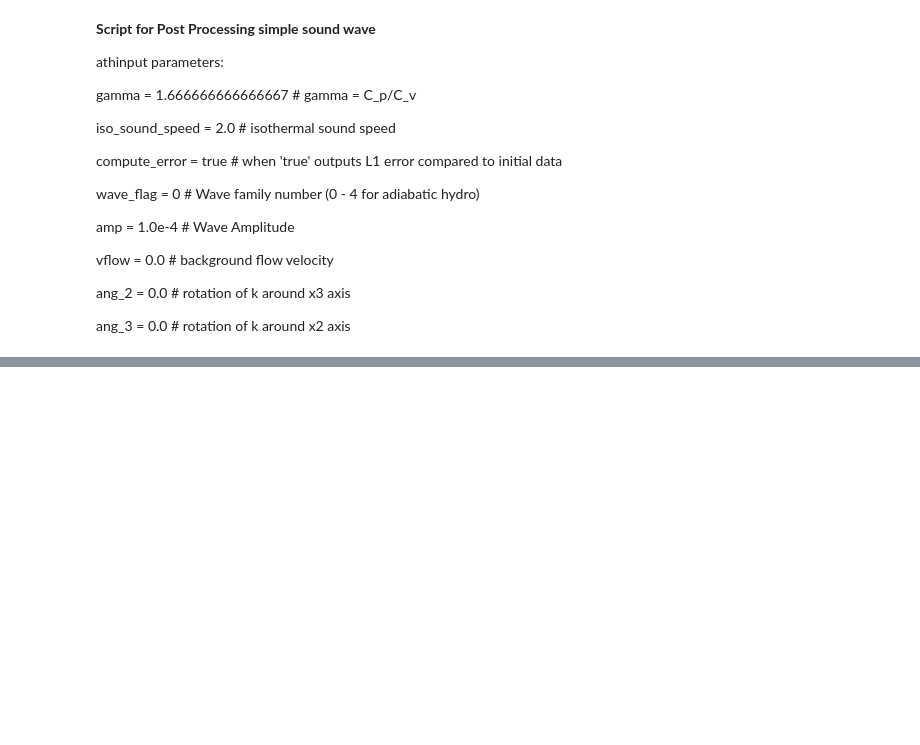
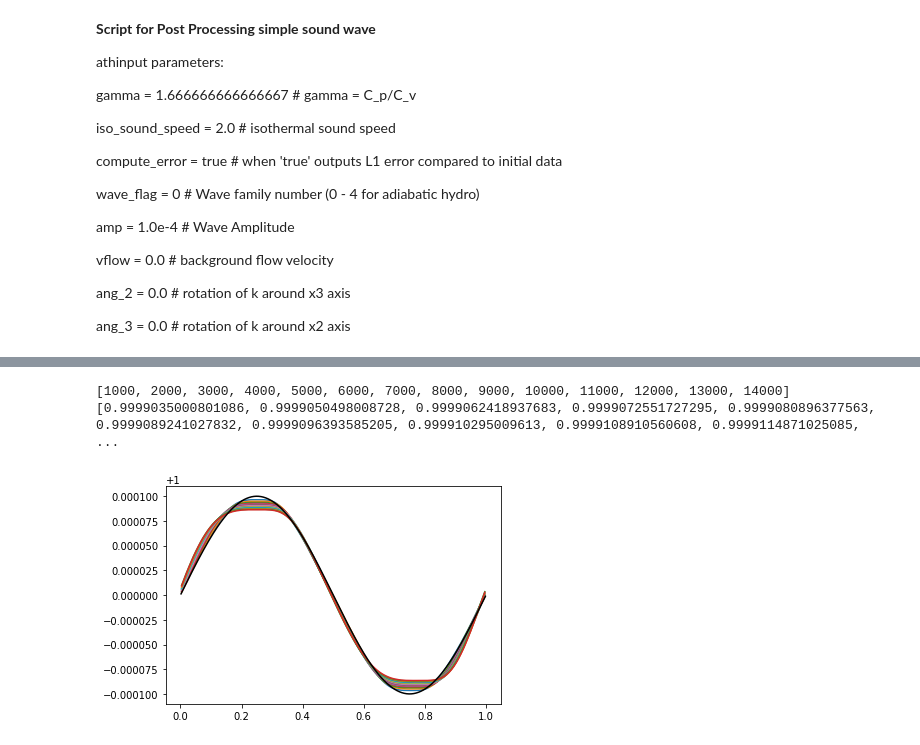
Before and after one commit to asmohov/ppd, a Jupyter notebook: 1_d_shock_tests/sound_wave_analytical_comparison.ipynb, the cells around one changed output, grey strips where cells are left out. Drawn from its saved outputs; the diff is of its cells as text; code cells hidden in the pictures; blank space fills up the shorter version.

```diff
--- a/1_d_shock_tests/sound_wave_analytical_comparison.ipynb
+++ b/1_d_shock_tests/sound_wave_analytical_comparison.ipynb
@@ -130,0 +213,25 @@ plt.legend()
+# %%
+counter = np.arange(1,15000)
+y_minima = []
+x_minima= []
+for num in counter:
+    n = str(num)
+    while len(n)<5:
+        n = '0'+n
+    if num%1000 ==0:
+        y_minima.append(rho_plot('./default_long/LinWave.block0.out2.'+str(n)+'.vtk','time_step '+n))
+        x_minima.append(num)
+        pass
+print(x_minima)
+print(y_minima)
+
+#plt.xlim([.5,.35])
+#plt.ylim([1-1e-4,1-8e-5])
+#plt.plot(x_minima, y_minima)
+#plt.plot(x_avg,y_vel,label = 'analytical_solution',color = 'black')
+plt.plot(x_avg,y_rho,label = 'analytical_solution',color = 'black')
+plt.show()
+# %% [output]
+[1000, 2000, 3000, 4000, 5000, 6000, 7000, 8000, 9000, 10000, 11000, 12000, 13000, 14000]
+[0.9999035000801086, 0.9999050498008728, 0.9999062418937683, 0.9999072551727295, 0.9999080896377563, 0.9999089241027832, 0.9999096393585205, 0.999910295009613, 0.9999108910560608, 0.9999114871025085,  ...
+[figure, added]
```
Also changed, not shown: parts of 5 cells of this notebook, 15 other files.
